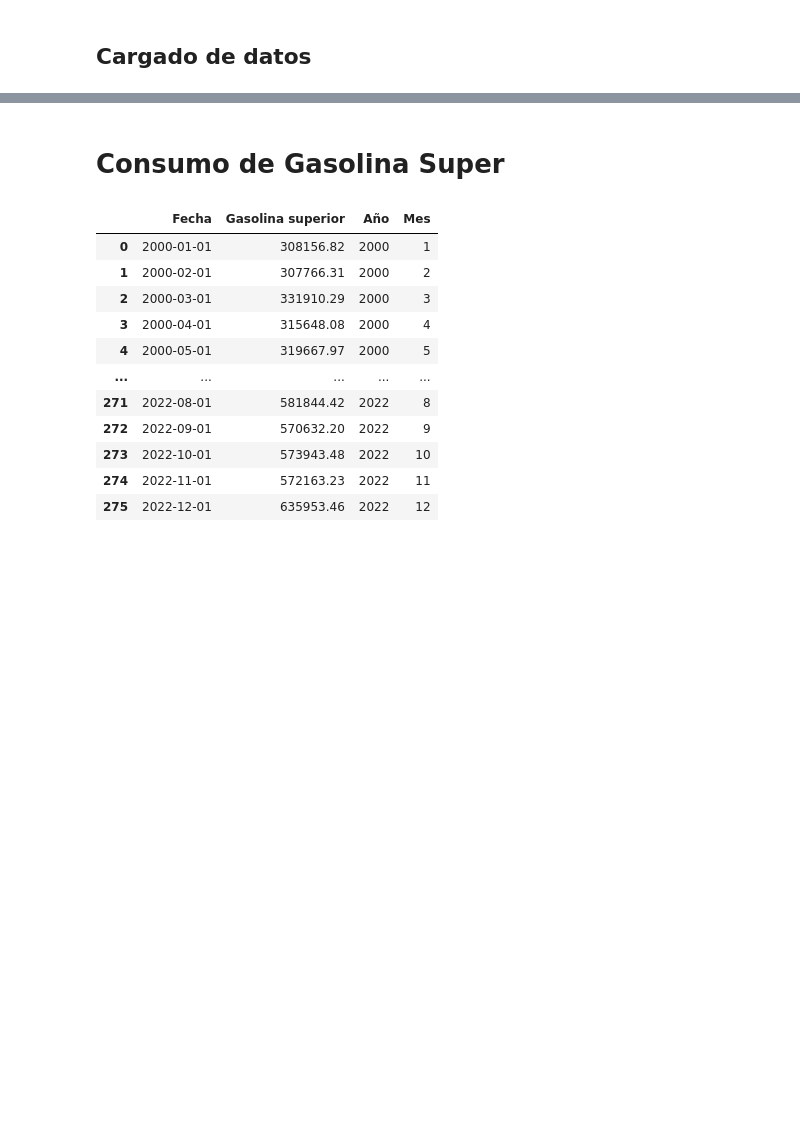
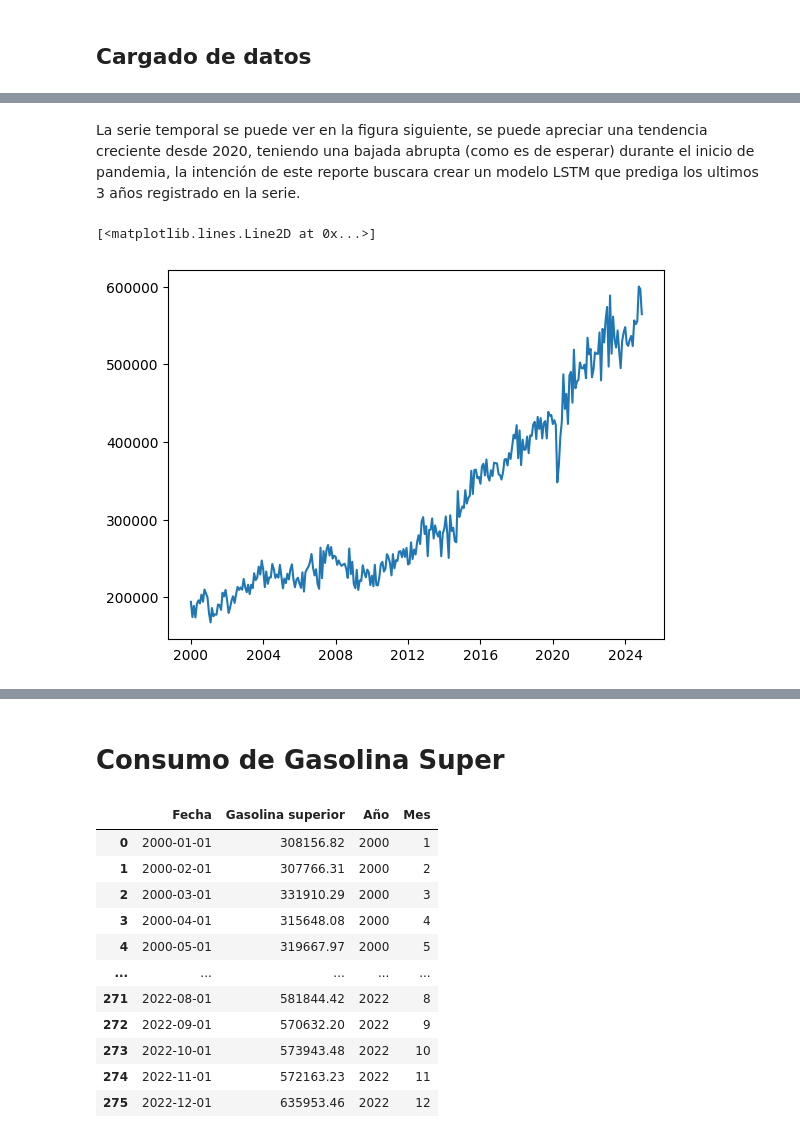
Before and after one commit to DanielRasho/DS-Lab2, a Jupyter notebook: report.ipynb, the cells around one changed output, grey strips where cells are left out. Saved outputs shown, nothing was run; the diff lists cells and outputs as text; code cells hidden in the pictures; blank space fills up the shorter version.

```diff
--- a/report.ipynb
+++ b/report.ipynb
@@ -95,0 +84,7 @@ train_data
+# %% [markdown]
+La serie temporal se puede ver en la figura siguiente, se puede apreciar una tendencia creciente desde 2020, teniendo una bajada abrupta (como es de esperar) durante el inicio de pandemia, la intención de este reporte buscara crear un modelo LSTM que prediga los ultimos 3 años registrado en la serie.
+# %%
+plt.plot(gas_df['Gas licuado de petróleo'])
+# %% [output]
+[<matplotlib.lines.Line2D at 0x...>]
+[figure, added]
```
Also changed, not shown: parts of 42 cells of this notebook.
